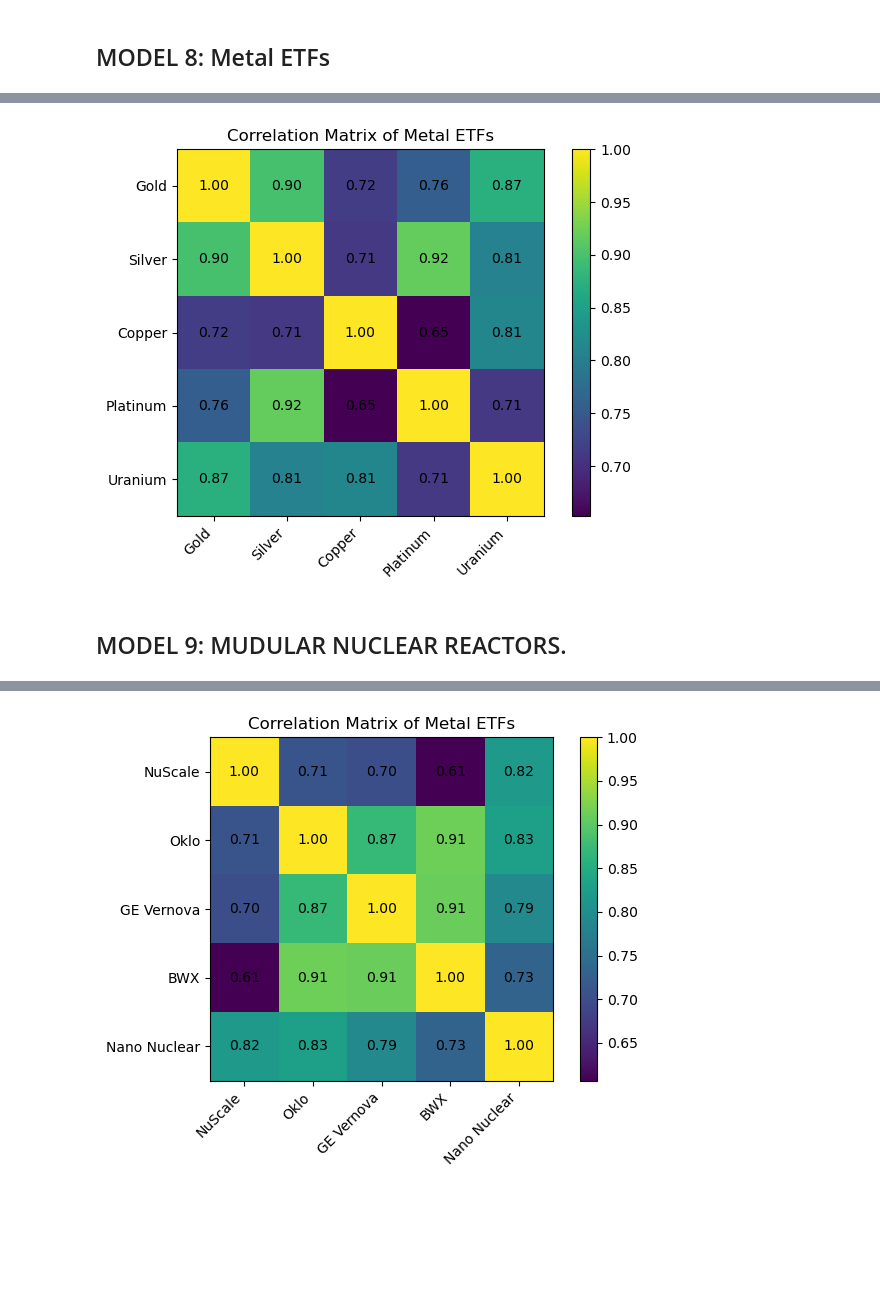
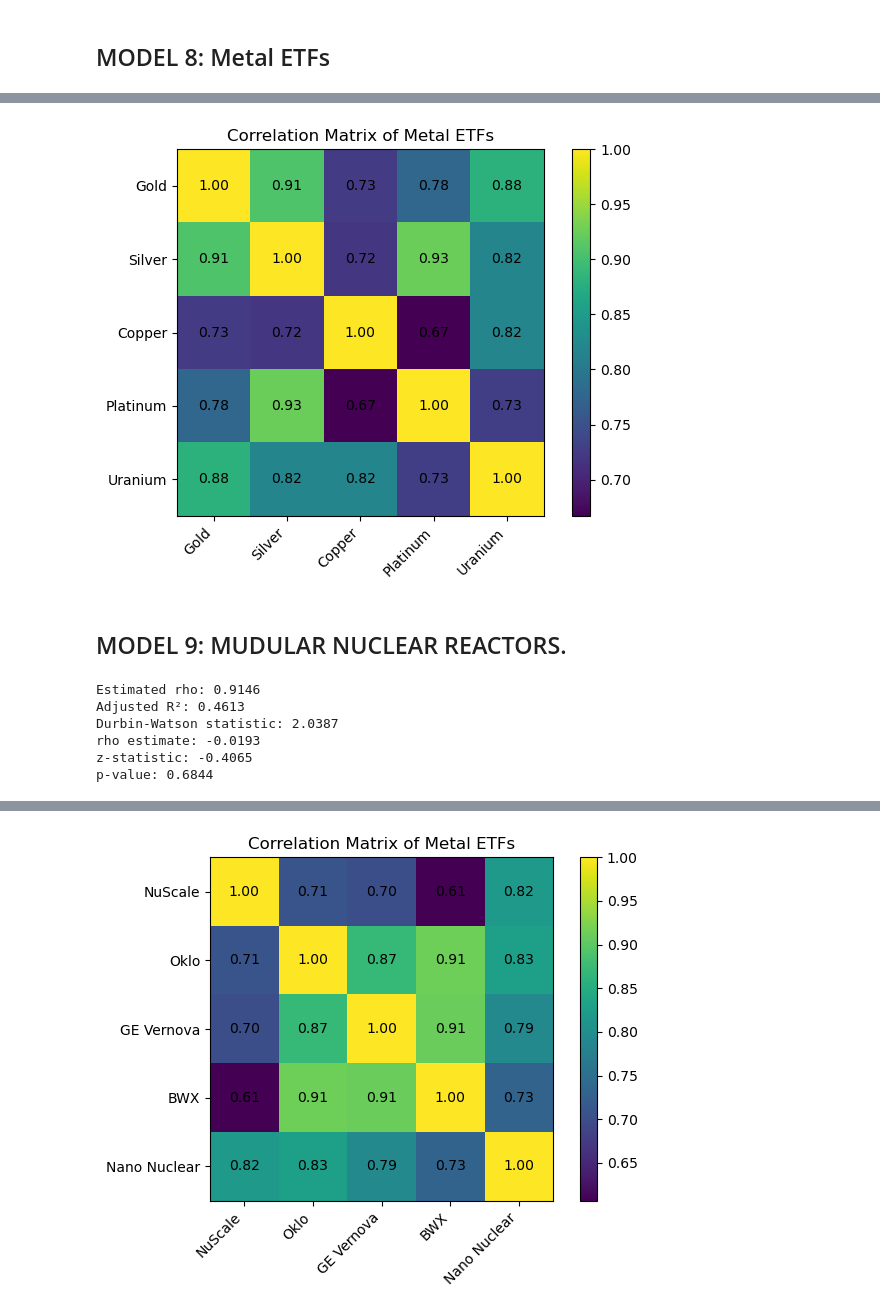
Before and after one commit to R1B0PR07008/School-Public, a Jupyter notebook: Extended Essay/Clean Data Fixed from Model 7.ipynb, the cells around one changed output, grey strips where cells are left out. Drawn from its saved outputs; the diff is of its cells as text; code cells hidden in the pictures; blank space fills up the shorter version.

```diff
--- a/Extended Essay/Clean Data Fixed from Model 7.ipynb
+++ b/Extended Essay/Clean Data Fixed from Model 7.ipynb
@@ -1466,19 +1105,19 @@ correlation_matrix(data8)
 # %%
 corr_df2 = pd.DataFrame(
     [
-        [1.000000, 0.899549, 0.715741, 0.756732, 0.873201],
-        [0.899549, 1.000000, 0.710359, 0.918001, 0.807199],
-        [0.715741, 0.710359, 1.000000, 0.652737, 0.811973],
-        [0.756732, 0.918001, 0.652737, 1.000000, 0.710589],
-        [0.873201, 0.807199, 0.811973, 0.710589, 1.000000]
+        [1.000000, 0.907892, 0.726390, 0.776866, 0.880414],
+        [0.907892, 1.000000, 0.719532, 0.925128, 0.818067],
+        [0.726390, 0.719532, 1.000000, 0.666931, 0.818781],
+        [0.776866, 0.925128, 0.666931, 1.000000, 0.729022],
+        [0.880414, 0.818067, 0.818781, 0.729022, 1.000000]
     ],
     columns=["Gold", "Silver", "Copper", "Platinum", "Uranium"],
     index=["Gold", "Silver", "Copper", "Platinum", "Uranium"]
 )
 
 plot_correlation_matrix_rotate(corr_df2, "Correlation Matrix of Metal ETFs")
 # %% [output]
-[figure, old version]
+[figure, new version]
 # %% [markdown]
 ## MODEL 9: MUDULAR NUCLEAR REACTORS.
 # %%
@@ -1491,6 +1130,15 @@ data9 = {
 
     "Y": nvda.history(start="2020-01-01")['Close'],
 }
+# %%
+Cochrane_Orcutt_test(data9)
+# %% [output]
+Estimated rho: 0.9146
+Adjusted R²: 0.4613
+Durbin-Watson statistic: 2.0387
+rho estimate: -0.0193
+z-statistic: -0.4065
+p-value: 0.6844
 # %%
 p_valueTest(data9)
 # %% [output]
```
Also changed, not shown: parts of 116 cells of this notebook, 24 other files.
